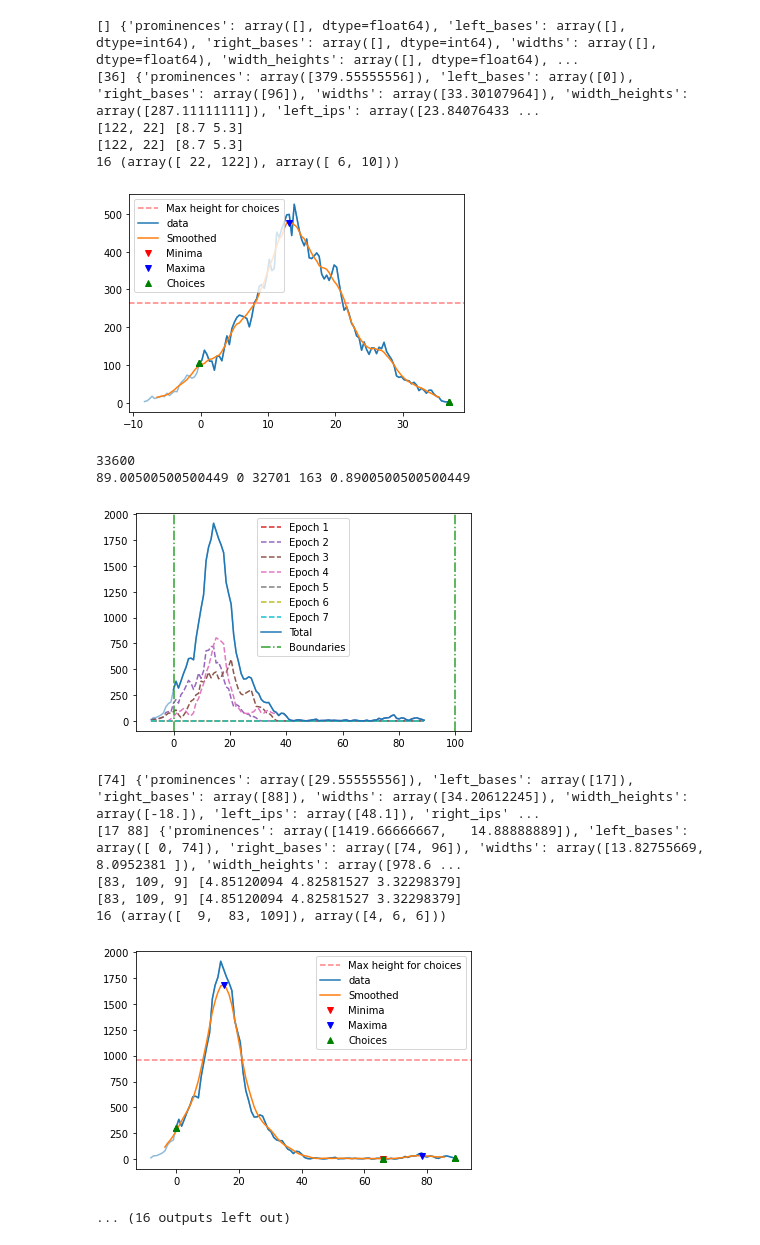
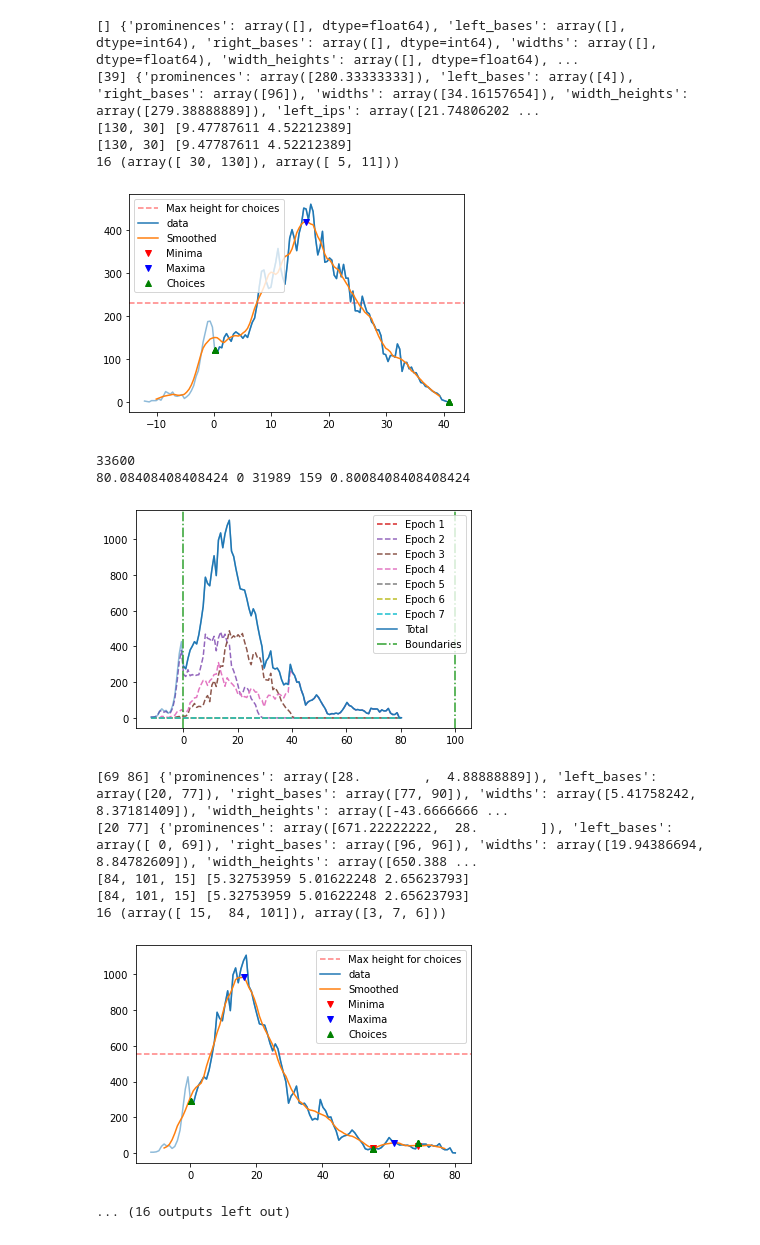
Before and after one commit to molecularmachinist/functional_sampling_tool, a Jupyter notebook: prod/epoch_starter_playground.ipynb, the cells around one changed output. Saved outputs shown, nothing was run; the diff lists cells and outputs as text; code cells hidden in the pictures.

```diff
--- a/prod/epoch_starter_playground.ipynb
+++ b/prod/epoch_starter_playground.ipynb
@@ -222,7 +222,7 @@ def choose_bins(hist,mask,bin_centers):
     plt.plot(bin_centers[choices], hist[choices], "g^", label="Choices")
 
     x=np.linspace(0,100,1000)
-    plt.plot(x,np-exp(-U(x)))
+    #plt.plot(x,np.exp(-U(x)))
 
     plt.legend()
     plt.show()
@@ -397,7 +396,7 @@ plt.show()
 def U(x):
     """ The potential, in kbT
     """
-    return -2.5*np.sin(x/10)
+    return -1.5*np.sin(x/10)
 
 def random_walk(start, nsteps=700, substeps=30, stepsize=0.1):
     pos = np.zeros(nsteps)
@@ -474,7 +473,7 @@ for i in range(1,epochs+1):
     reps.append(r)
     fval.append(f)
     frms.append(fr)
-    epcs.append(np.full(fval[-1].shape,i+1))
+    epcs.append(np.full(fval[-1].shape,i))
 
     reps = np.concatenate(reps)
     fval = np.concatenate(fval)
@@ -499,16 +498,16 @@ for i in range(1,epochs+1):
 [] {'prominences': array([], dtype=float64), 'left_bases': array([], dtype=int64), 'right_bases': array([], dtype=int64), 'widths': array([], dtype=float64), 'width_heights': array([], dtype=float64), ...
-[36] {'prominences': array([379.55555556]), 'left_bases': array([0]), 'right_bases': array([96]), 'widths': array([33.30107964]), 'width_heights': array([287.11111111]), 'left_ips': array([23.84076433 ...
-[122, 22] [8.7 5.3]
-[122, 22] [8.7 5.3]
-16 (array([ 22, 122]), array([ 6, 10]))
+[39] {'prominences': array([280.33333333]), 'left_bases': array([4]), 'right_bases': array([96]), 'widths': array([34.16157654]), 'width_heights': array([279.38888889]), 'left_ips': array([21.74806202 ...
+[130, 30] [9.47787611 4.52212389]
+[130, 30] [9.47787611 4.52212389]
+16 (array([ 30, 130]), array([ 5, 11]))
-[figure, old version]
+[figure, new version]
 33600
-89.00500500500449 0 32701 163 0.8900500500500449
+80.08408408408424 0 31989 159 0.8008408408408424
-[figure, old version]
+[figure, new version]
-[74] {'prominences': array([29.55555556]), 'left_bases': array([17]), 'right_bases': array([88]), 'widths': array([34.20612245]), 'width_heights': array([-18.]), 'left_ips': array([48.1]), 'right_ips' ...
-[17 88] {'prominences': array([1419.66666667,   14.88888889]), 'left_bases': array([ 0, 74]), 'right_bases': array([74, 96]), 'widths': array([13.82755669,  8.0952381 ]), 'width_heights': array([978.6 ...
-[83, 109, 9] [4.85120094 4.82581527 3.32298379]
-[83, 109, 9] [4.85120094 4.82581527 3.32298379]
-16 (array([  9,  83, 109]), array([4, 6, 6]))
+[69 86] {'prominences': array([28.        ,  4.88888889]), 'left_bases': array([20, 77]), 'right_bases': array([77, 90]), 'widths': array([5.41758242, 8.37181409]), 'width_heights': array([-43.6666666 ...
+[20 77] {'prominences': array([671.22222222,  28.        ]), 'left_bases': array([ 0, 69]), 'right_bases': array([96, 96]), 'widths': array([19.94386694,  8.84782609]), 'width_heights': array([650.388 ...
+[84, 101, 15] [5.32753959 5.01622248 2.65623793]
+[84, 101, 15] [5.32753959 5.01622248 2.65623793]
+16 (array([ 15,  84, 101]), array([3, 7, 6]))
-[figure, old version]
+[figure, new version]
 ... (16 outputs left out)
```
Also changed, not shown: parts of 7 cells of this notebook, 1 other file.
